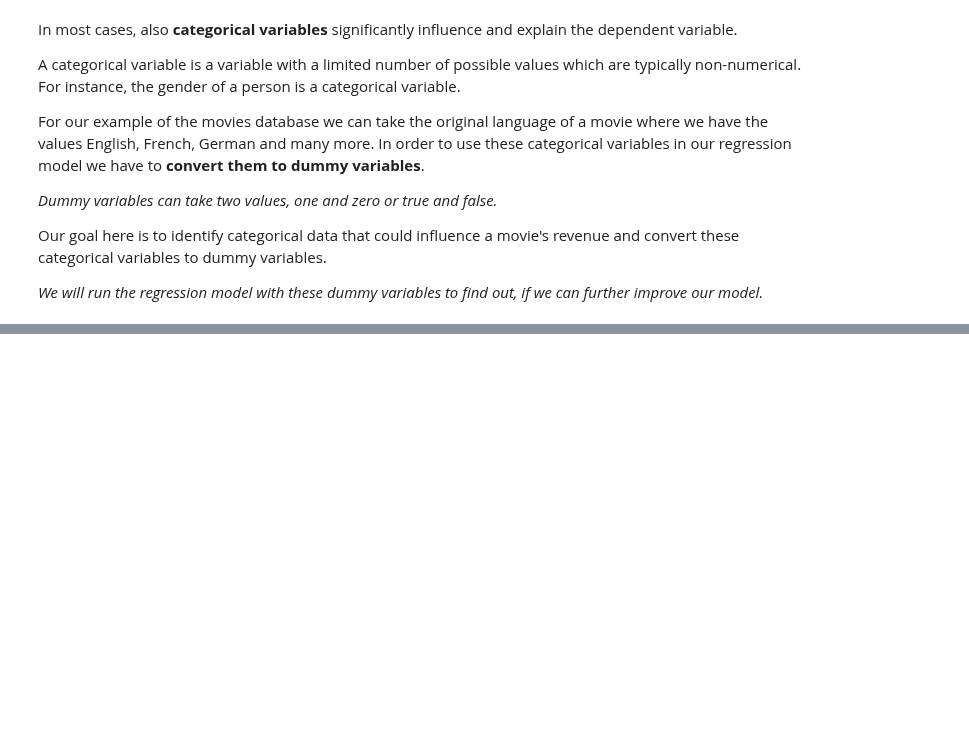
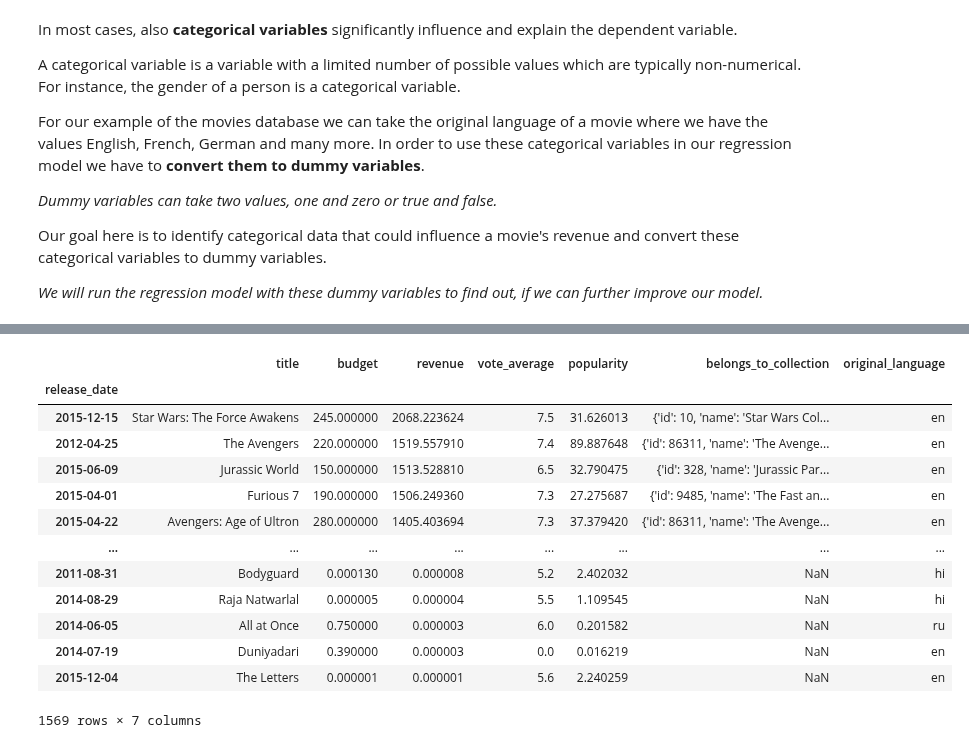
Before and after one commit to mindeleven/Analyzing-financial-data-with-python-and-rust, a Jupyter notebook: algorithmic_trading/python-for-finance-hagmann/Notebooks/ch27014_influence_of_caregorial_variables.ipynb, the cells around one changed output, grey strips where cells are left out. Cells and saved outputs as stored; diff of their text form; code cells hidden in the pictures; blank space fills up the shorter version.

```diff
--- a/algorithmic_trading/python-for-finance-hagmann/Notebooks/ch27014_influence_of_caregorial_variables.ipynb
+++ b/algorithmic_trading/python-for-finance-hagmann/Notebooks/ch27014_influence_of_caregorial_variables.ipynb
@@ -16,0 +68,4 @@ Our goal here is to identify categorical data that could influence a movie's rev
+# %%
+df.budget = pd.to_numeric(df.budget, errors = "coerce")
+# %%
+df.popularity = pd.to_numeric(df.popularity, errors = "coerce")
@@ -16,0 +76,17 @@ Our goal here is to identify categorical data that could influence a movie's rev
+# %%
+df.sort_values("revenue", ascending = False)
+# %% [output]
+|  | title | budget | revenue | vote_average | popularity | belongs_to_collection | original_language |
+| release_date |  |  |  |  |  |  |  |
+| 2015-12-15 | Star Wars: The Force Awakens | 245.000000 | 2068.223624 | 7.5 | 31.626013 | {'id': 10, 'name': 'Star Wars Col... | en |
+| 2012-04-25 | The Avengers | 220.000000 | 1519.557910 | 7.4 | 89.887648 | {'id': 86311, 'name': 'The Avenge... | en |
+| 2015-06-09 | Jurassic World | 150.000000 | 1513.528810 | 6.5 | 32.790475 | {'id': 328, 'name': 'Jurassic Par... | en |
+| 2015-04-01 | Furious 7 | 190.000000 | 1506.249360 | 7.3 | 27.275687 | {'id': 9485, 'name': 'The Fast an... | en |
+| 2015-04-22 | Avengers: Age of Ultron | 280.000000 | 1405.403694 | 7.3 | 37.379420 | {'id': 86311, 'name': 'The Avenge... | en |
+| ... | ... | ... | ... | ... | ... | ... | ... |
+| 2011-08-31 | Bodyguard | 0.000130 | 0.000008 | 5.2 | 2.402032 | NaN | hi |
+| 2014-08-29 | Raja Natwarlal | 0.000005 | 0.000004 | 5.5 | 1.109545 | NaN | hi |
+| 2014-06-05 | All at Once | 0.750000 | 0.000003 | 6.0 | 0.201582 | NaN | ru |
+| 2014-07-19 | Duniyadari | 0.390000 | 0.000003 | 0.0 | 0.016219 | NaN | en |
+| 2015-12-04 | The Letters | 0.000001 | 0.000001 | 5.6 | 2.240259 | NaN | en |
+1569 rows × 7 columns
```
Also changed, not shown: parts of 19 cells of this notebook.
